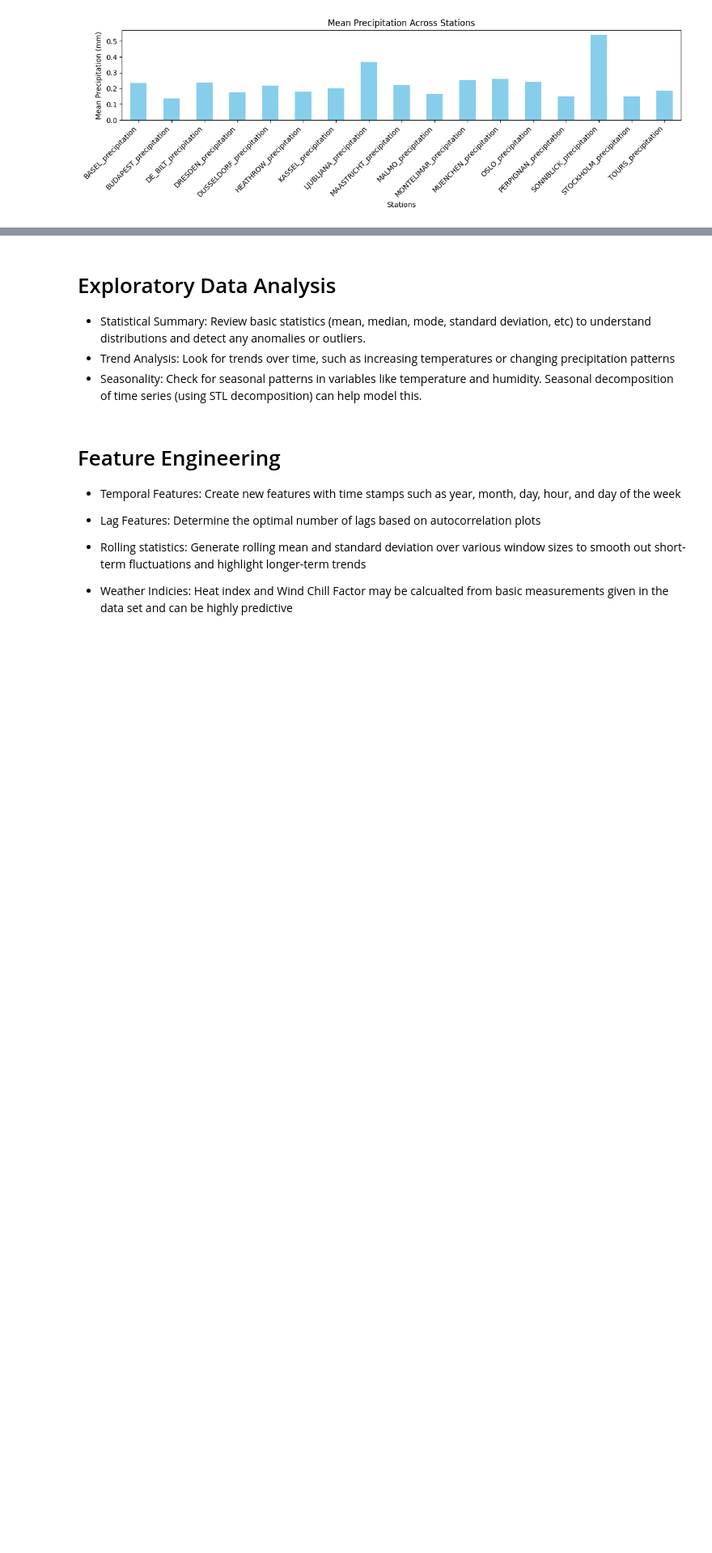
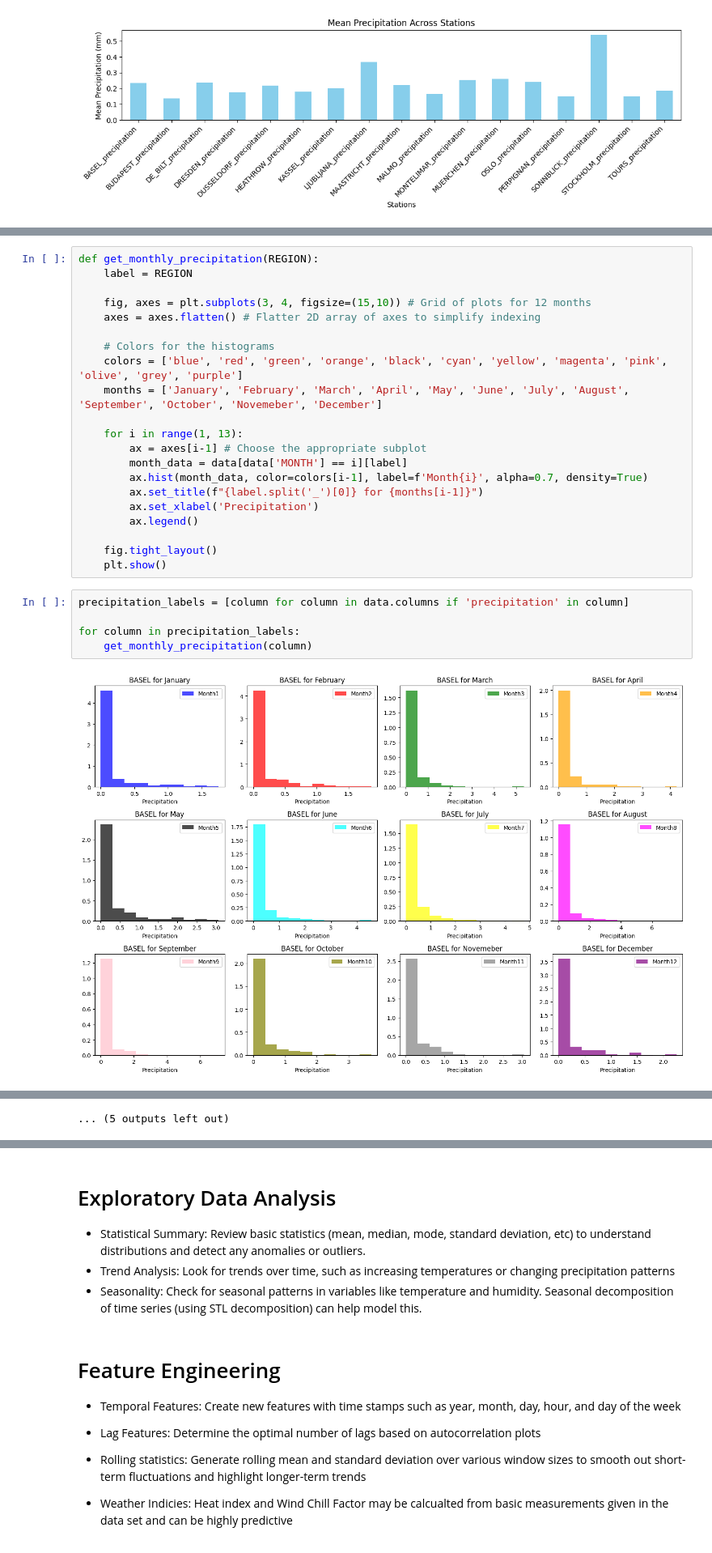
Before and after one commit to ImHungry48/WeatherAnalysis, a Jupyter notebook: WeatherDataAnalysis.ipynb, the cells around one changed output, grey strips where cells are left out. Shown at 81% size. Drawn from its saved outputs; the diff is of its cells as text; blank space fills up the shorter version.

```diff
--- a/WeatherDataAnalysis.ipynb
+++ b/WeatherDataAnalysis.ipynb
@@ -131,3 +146,31 @@ plt.tight_layout()  # Enhance readability
 plt.show()
 # %% [output]
 [figure]
+# %%
+def get_monthly_precipitation(REGION):
+    label = REGION
+
+    fig, axes = plt.subplots(3, 4, figsize=(15,10)) # Grid of plots for 12 months
+    axes = axes.flatten() # Flatter 2D array of axes to simplify indexing
+
+    # Colors for the histograms
+    colors = ['blue', 'red', 'green', 'orange', 'black', 'cyan', 'yellow', 'magenta', 'pink', 'olive', 'grey', 'purple']
+    months = ['January', 'February', 'March', 'April', 'May', 'June', 'July', 'August', 'September', 'October', 'Novemeber', 'December']
+
+    for i in range(1, 13):
+        ax = axes[i-1] # Choose the appropriate subplot
+        month_data = data[data['MONTH'] == i][label]
+        ax.hist(month_data, color=colors[i-1], label=f'Month{i}', alpha=0.7, density=True)
+        ax.set_title(f"{label.split('_')[0]} for {months[i-1]}")
+        ax.set_xlabel('Precipitation')
+        ax.legend()
+
+    fig.tight_layout()
+    plt.show()
+# %%
+precipitation_labels = [column for column in data.columns if 'precipitation' in column]
+
+for column in precipitation_labels:
+    get_monthly_precipitation(column)
+# %% [output]
+[figure, added]
@@ -133,0 +188 @@ plt.show()
+... (5 outputs left out)
```
Also changed, not shown: parts of 10 cells of this notebook.
